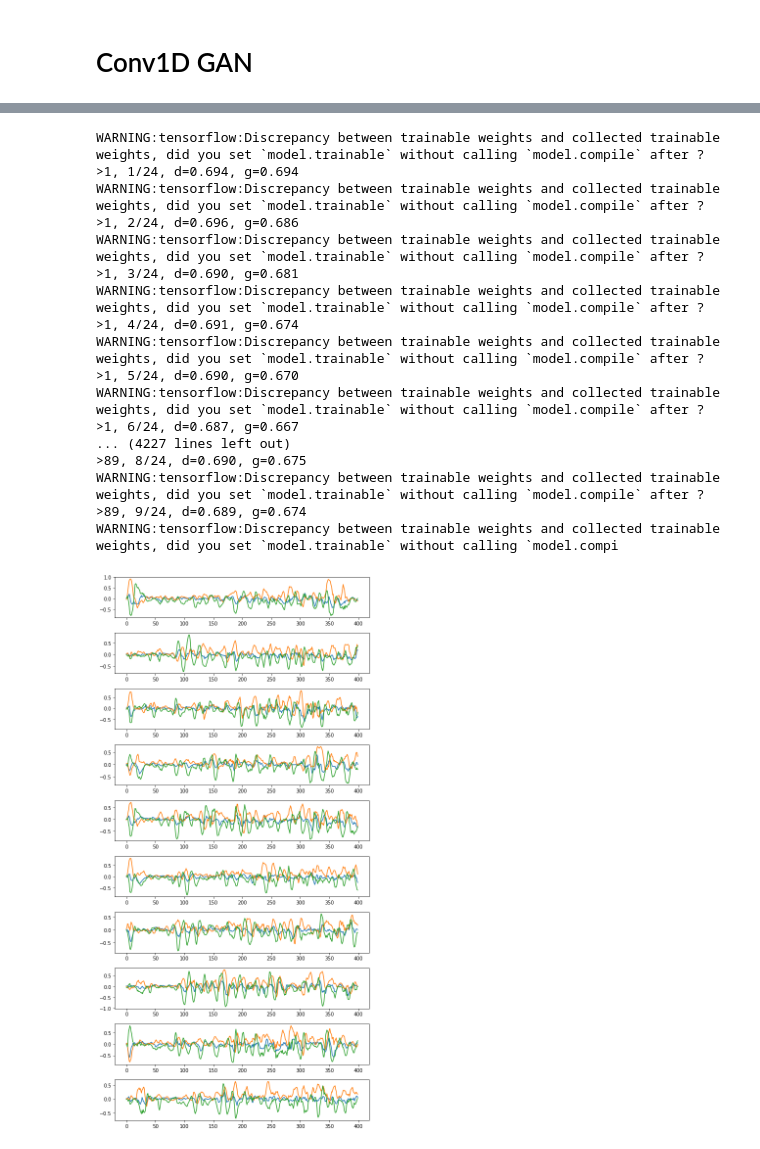
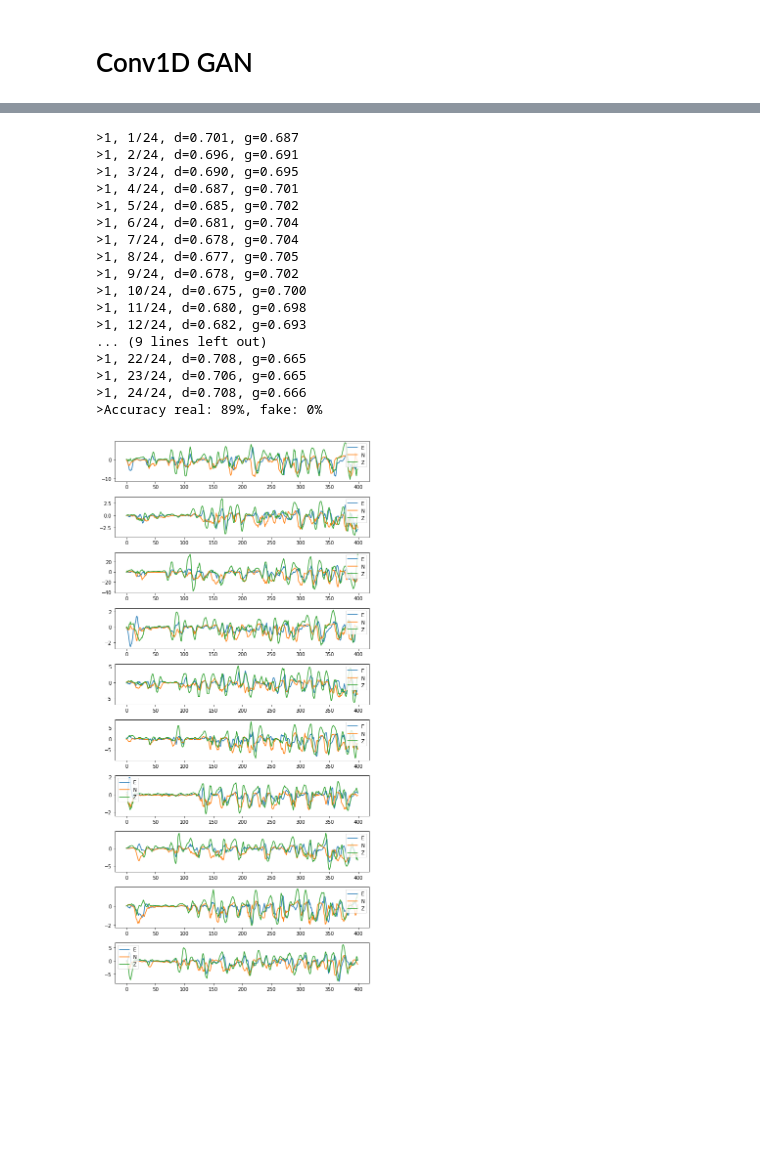
Before and after one commit to hofmanradek/ML, a Jupyter notebook: GANs/GAN_1D_conv.ipynb, the cells around one changed output, grey strips where cells are left out. Drawn from its saved outputs; the diff is of its cells as text; code cells hidden in the pictures; blank space fills up the shorter version.

```diff
--- a/GANs/GAN_1D_conv.ipynb
+++ b/GANs/GAN_1D_conv.ipynb
@@ -47,13 +51,13 @@ def load_real_samples():
 
     X /= max_in_channels
 
-    return X
+    return X, means_in_channels, max_in_channels
 # %%
-dataset = load_real_samples()
+dataset, _, max_in_channels = load_real_samples()
 SAMPLES = dataset.shape[1]
 CHANNELS = dataset.shape[2]
 print(dataset.shape)
-plt.plot(dataset[1005])
+plt.plot(dataset[1006])
 # %% [output]
 (6364, 400, 3)
 [<matplotlib.lines.Line2D at 0x...>,
@@ -193,7 +222,26 @@ Trainable params: 19,393
 Non-trainable params: 0
 _________________________________________________________________
 None
+# %%
+def visual_eval_generator(g_model, n_samples=10, real=False):
+    if not real:
+        X, _ = generate_fake_samples(g_model, latent_dim, n_samples)
+    else:
+        X, _ = generate_real_samples(dataset, n_samples)
+
+    fig = plt.figure(figsize=(8,16))
+    for i in range(n_samples):
+        amp = get_amplitude()
+        ax = fig.add_subplot(n_samples, 1, i+1)
+        ax.plot(X[i, :, 0]*amp,label='E')
+        ax.plot(X[i, :, 1]*amp,label='N')
+        ax.plot(X[i, :, 2]*amp,label='Z')
+        plt.legend()
+    plt.tight_layout()
+    plt.show()
 # %%
+LABEL_SMOOTH = 1.0
+
 # evaluate the discriminator, plot generated images, save generator model
 def summarize_performance(epoch, g_model, d_model, dataset, latent_dim, n_samples=100):
     # prepare real samples
@@ -217,6 +265,7 @@ def train(g_model, d_model, gan_model, dataset, latent_dim, n_epochs=100, n_batc
         for j in range(bat_per_epo):
             # get randomly selected 'real' samples
             X_real, y_real = generate_real_samples(dataset, half_batch)
+            y_real *= LABEL_SMOOTH
             # generate 'fake' examples
             X_fake, y_fake = generate_fake_samples(g_model, latent_dim, half_batch)
             # create training set for the discriminator
@@ -226,13 +275,13 @@ def train(g_model, d_model, gan_model, dataset, latent_dim, n_epochs=100, n_batc
             # prepare points in latent space as input for the generator
             X_gan = generate_latent_points(latent_dim, n_batch)
             # create inverted labels for the fake samples
-            y_gan = numpy.ones((n_batch, 1))
+            y_gan = numpy.ones((n_batch, 1)) * LABEL_SMOOTH
             # update the generator via the discriminator's error
             g_loss = gan_model.train_on_batch(X_gan, y_gan)
             # summarize loss on this batch
             print('>%d, %d/%d, d=%.3f, g=%.3f' % (i+1, j+1, bat_per_epo, d_loss, g_loss))
-    # evaluate the model performance, sometimes
-    if (i+1) % 10 == 0:
+        # evaluate the model performance, sometimes
+        #if (i+1) % 10 == 0:
         summarize_performance(i, g_model, d_model, dataset, latent_dim)
 # %%
 # size of the latent space
@@ -245,24 +294,24 @@ g_model = define_generator(latent_dim)
 gan_model = define_gan(g_model, d_model)
 # %%
 # train model
-train(g_model, d_model, gan_model, dataset, latent_dim, n_epochs=100)
+train(g_model, d_model, gan_model, dataset, latent_dim, n_epochs=1)
 visual_eval_generator(g_model)
 # %% [output]
-WARNING:tensorflow:Discrepancy between trainable weights and collected trainable weights, did you set `model.trainable` without calling `model.compile` after ?
->1, 1/24, d=0.694, g=0.694
-WARNING:tensorflow:Discrepancy between trainable weights and collected trainable weights, did you set `model.trainable` without calling `model.compile` after ?
->1, 2/24, d=0.696, g=0.686
-WARNING:tensorflow:Discrepancy between trainable weights and collected trainable weights, did you set `model.trainable` without calling `model.compile` after ?
->1, 3/24, d=0.690, g=0.681
-WARNING:tensorflow:Discrepancy between trainable weights and collected trainable weights, did you set `model.trainable` without calling `model.compile` after ?
->1, 4/24, d=0.691, g=0.674
-WARNING:tensorflow:Discrepancy between trainable weights and collected trainable weights, did you set `model.trainable` without calling `model.compile` after ?
->1, 5/24, d=0.690, g=0.670
-WARNING:tensorflow:Discrepancy between trainable weights and collected trainable weights, did you set `model.trainable` without calling `model.compile` after ?
->1, 6/24, d=0.687, g=0.667
-... (4227 lines left out)
->89, 8/24, d=0.690, g=0.675
-WARNING:tensorflow:Discrepancy between trainable weights and collected trainable weights, did you set `model.trainable` without calling `model.compile` after ?
->89, 9/24, d=0.689, g=0.674
-WARNING:tensorflow:Discrepancy between trainable weights and collected trainable weights, did you set `model.trainable` without calling `model.compi
+>1, 1/24, d=0.701, g=0.687
+>1, 2/24, d=0.696, g=0.691
+>1, 3/24, d=0.690, g=0.695
+>1, 4/24, d=0.687, g=0.701
+>1, 5/24, d=0.685, g=0.702
+>1, 6/24, d=0.681, g=0.704
+>1, 7/24, d=0.678, g=0.704
+>1, 8/24, d=0.677, g=0.705
+>1, 9/24, d=0.678, g=0.702
+>1, 10/24, d=0.675, g=0.700
+>1, 11/24, d=0.680, g=0.698
+>1, 12/24, d=0.682, g=0.693
+... (9 lines left out)
+>1, 22/24, d=0.708, g=0.665
+>1, 23/24, d=0.706, g=0.665
+>1, 24/24, d=0.708, g=0.666
+>Accuracy real: 89%, fake: 0%
-[figure, old version]
+[figure, new version]
```
Also changed, not shown: parts of 5 cells of this notebook.
